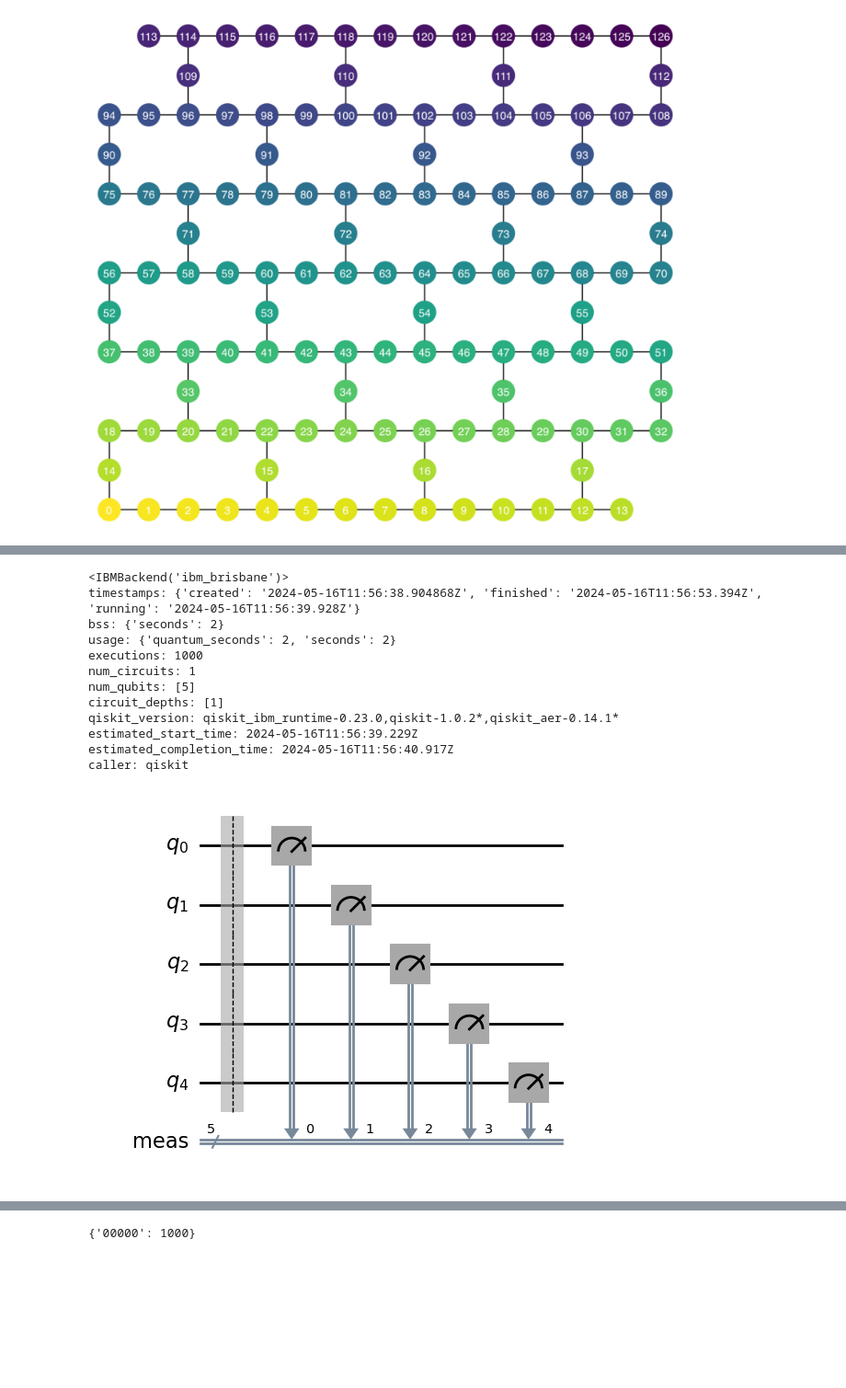
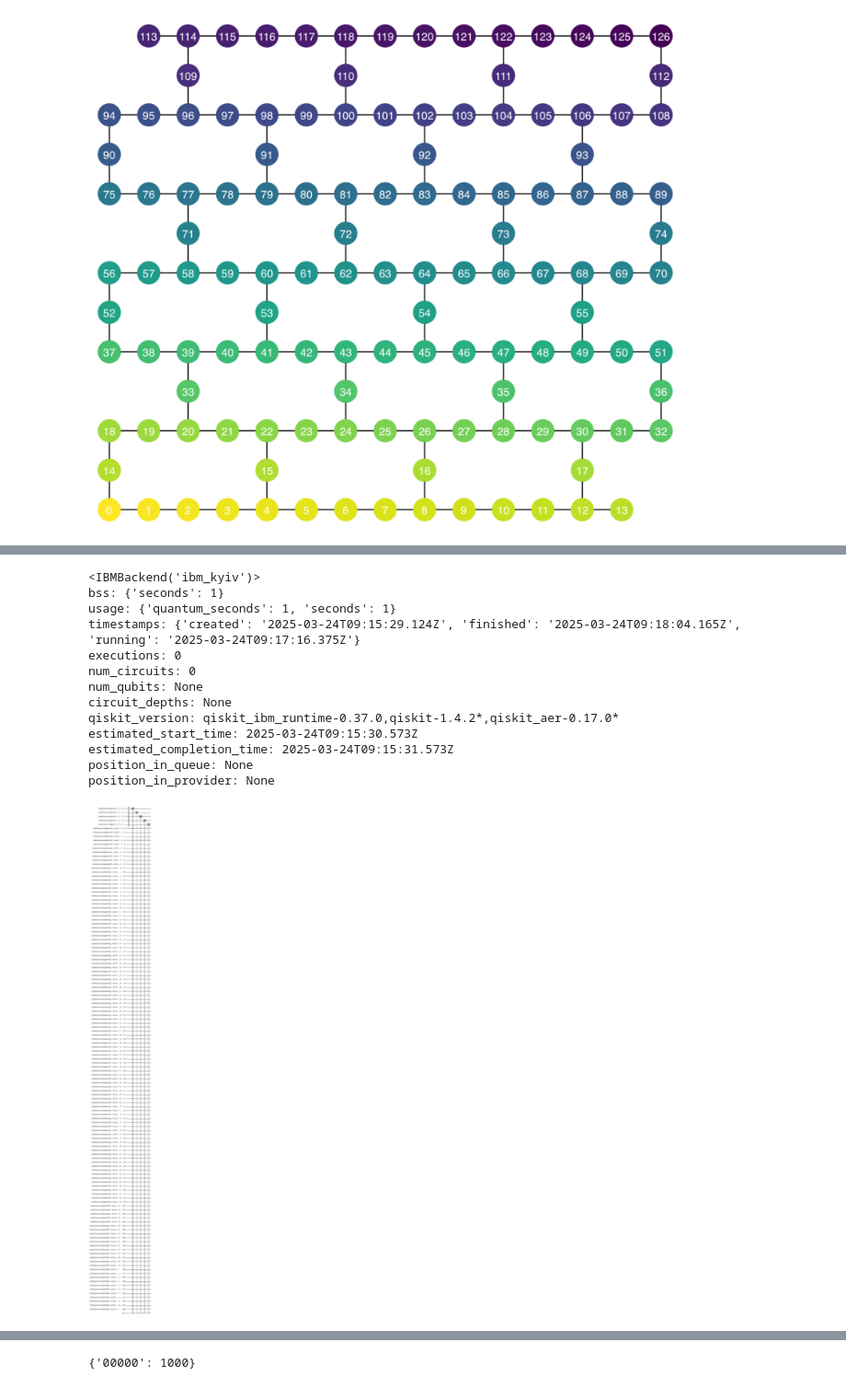
Before and after one commit to stfnmangini/handsonqc_genova2025, a Jupyter notebook: HandsOnQC.ipynb, the cells around one changed output, grey strips where cells are left out. Shown at 92% size. Drawn from its saved outputs; the diff is of its cells as text; code cells hidden in the pictures; blank space fills up the shorter version.

```diff
--- a/HandsOnQC.ipynb
+++ b/HandsOnQC.ipynb
@@ -276,16 +293,19 @@ Measurement outcomes
 # %% [markdown]
 # 7. Running on an actual quantum deivce (sort-of)
 # %%
-from qiskit import transpile
-from qiskit_ibm_runtime import QiskitRuntimeService
+from qiskit_ibm_runtime import QiskitRuntimeService, SamplerV2 as Sampler
+from qiskit.transpiler.preset_passmanagers import generate_preset_pass_manager
 
 # You have to be logged in to IBM Quantum to run on real hardware.
 # You can do this by registering on IBMQ and running the following commands
-service = QiskitRuntimeService(channel="ibm_quantum", token="9f931bbba13c42fc4616c21802929aaea9105422e037fa1382ba700117fd24d042bdca58346cb228972b8be8d4b84a8b519ac8272e4af14187183070e68afd25")
-# QiskitRuntimeService.save_account(channel="ibm_quantum", token="MY_IBM_QUANTUM_TOKEN")
 
-# Once you have done it, you can run the following code
-# service = QiskitRuntimeService()
+#service = QiskitRuntimeService(
+#    channel='ibm_quantum',
+#    instance='ibm-q/open/main',
+#    token='MY_IBM_QUANTUM_TOKEN')
+
+service = QiskitRuntimeService(name='base')
+
 bknd_list = service.backends()
 bknd_list
 # %% [output]
@@ -363,28 +381,29 @@ sampler = Sampler(backend=bknd)
 # %%
 # Retrieve the results from a previous job
-real_results = service.job('cs2z8xkbqt7g00820f0g')
+real_results = service.job('czgj5cdzj67g008scpzg')
 
 # Print the backend used
 print(real_results.backend())
 
 # Print the data of the job
 for k, v in real_results.metrics().items():
     print(f"{k}: {v}")
 
 # Print the quantum circuit used
-real_results.inputs['circuits'][0].draw(output='mpl')
+real_results.inputs['pubs'][0][0].draw(output='mpl')
 # %% [output]
-<IBMBackend('ibm_brisbane')>
-timestamps: {'created': '2024-05-16T11:56:38.904868Z', 'finished': '2024-05-16T11:56:53.394Z', 'running': '2024-05-16T11:56:39.928Z'}
-bss: {'seconds': 2}
-usage: {'quantum_seconds': 2, 'seconds': 2}
-executions: 1000
-num_circuits: 1
-num_qubits: [5]
-circuit_depths: [1]
-qiskit_version: qiskit_ibm_runtime-0.23.0,qiskit-1.0.2*,qiskit_aer-0.14.1*
-estimated_start_time: 2024-05-16T11:56:39.229Z
-estimated_completion_time: 2024-05-16T11:56:40.917Z
-caller: qiskit
+<IBMBackend('ibm_kyiv')>
+bss: {'seconds': 1}
+usage: {'quantum_seconds': 1, 'seconds': 1}
+timestamps: {'created': '2025-03-24T09:15:29.124Z', 'finished': '2025-03-24T09:18:04.165Z', 'running': '2025-03-24T09:17:16.375Z'}
+executions: 0
+num_circuits: 0
+num_qubits: None
+circuit_depths: None
+qiskit_version: qiskit_ibm_runtime-0.37.0,qiskit-1.4.2*,qiskit_aer-0.17.0*
+estimated_start_time: 2025-03-24T09:15:30.573Z
+estimated_completion_time: 2025-03-24T09:15:31.573Z
+position_in_queue: None
+position_in_provider: None
-[figure, old version]
+[figure, new version]
 # %%
```
Also changed, not shown: parts of 31 cells of this notebook, 2 other files.
